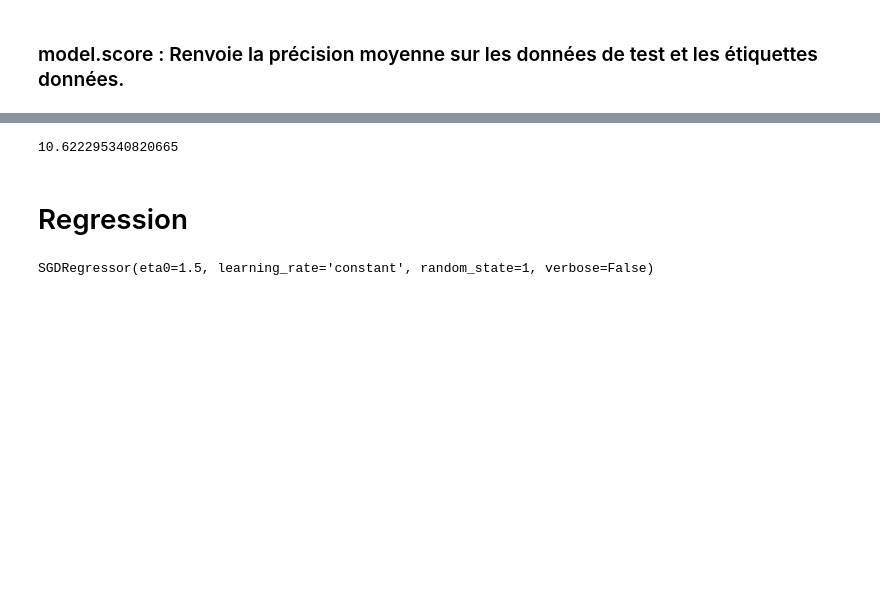
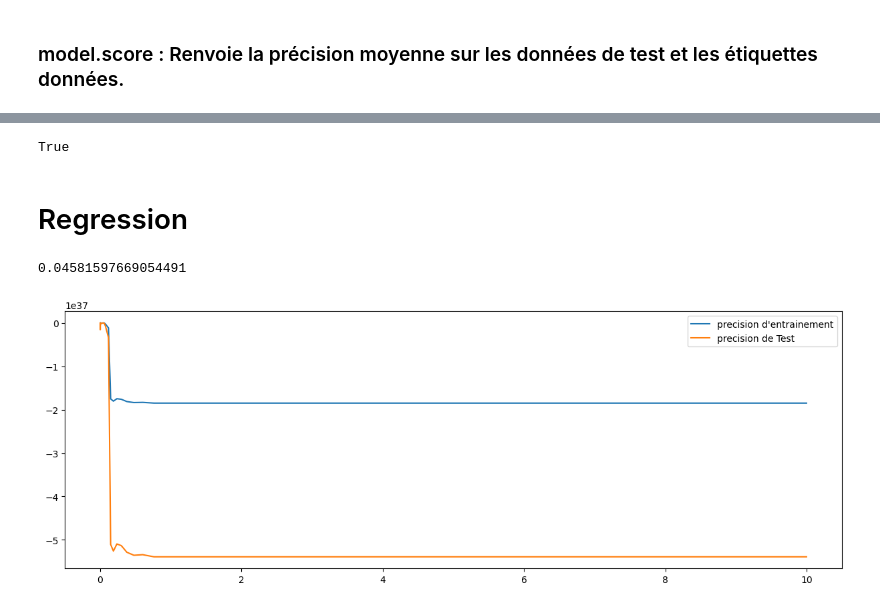
Before and after one commit to DJIGIFA/ODC-ML-DGS, a Jupyter notebook: Untitled.ipynb, the cells around one changed output, grey strips where cells are left out. Saved outputs shown, nothing was run; the diff lists cells and outputs as text; code cells hidden in the pictures; blank space fills up the shorter version.

Commit message:
ajout de la regression

```diff
--- a/Untitled.ipynb
+++ b/Untitled.ipynb
@@ -42,2 +41,31 @@ X_train, X_test, y_train, y_test = train_test_split(X, Y, random_state=2, train_
+# %%
+def getAlphaPourPrecision(X_train, X_test, y_train, y_test,model_,afficher_graph=True):
+
+    train_precision = list()
+    test_precision = list()
+    for i in alphas :
+        model_.set_params(alpha=i)
+        model_.fit(X_train, y_train)
+        train_precision.append(model_.score(X_train, y_train))
+        test_precision.append(model_.score(X_test, y_test))
+    # train_precision, test_precision
+
+
+    indice_alpha_optimal = np.argmax(test_precision)
+    alpha_optimal = alphas[indice_alpha_optimal]
+
+
+    if afficher_graph :
+
+        fig, ax = plt.subplots(figsize=(15, 5))
+
+        ax.plot(alphas, train_precision, label="precision d'entrainement")
+        ax.plot(alphas, test_precision, label="precision de Test")
+
+        ax.legend();
+    return alpha_optimal
+
+    # np.argmax(test_precision)
+    # test_precision,alphas
 # %%
 alphas = np.logspace(-5, 1, 60)
@@ -113,30 +135,37 @@ alpha_optimale_2
 # %%
-model.set_params(alpha=alpha_optimale_2)
+model_cl.set_params(alpha=alpha_cl_ERREUR)
 
-model.fit(X_train,y_train)
+model_cl.fit(X_train_cl,y_train_cl)
 
-cl_score = model.score(X_train,y_train)
-tmp_test_predict = model.predict(X_train)
-cl_accuracy = metrics.accuracy_score(y_train,tmp_test_predict)
-cl_log_loss = metrics.log_loss(y_train,tmp_test_predict)
-
-cl_log_loss
+cl_score = model_cl.score(X_train_cl,y_train_cl)
+tmp_test_predict = model_cl.predict(X_train_cl)
+cl_accuracy = metrics.accuracy_score(y_train_cl,tmp_test_predict)
+cl_log_loss = metrics.log_loss(y_train_cl,tmp_test_predict)
-# %% [output]
-10.622295340820665
-# %% [markdown]
-# Regression
+# %%
+cl_accuracy == cl_score
+# %% [output]
+True
+# %% [markdown]
+# Regression
 # %%
-model = SGDRegressor(verbose=False,
+model_rg = SGDRegressor(verbose=False,
                       eta0=1.5,
                       learning_rate="constant",
                       random_state=1
                      )
 
-Y = dataset_pour_classification['score']
-X = dataset_pour_classification.drop('score',axis=1)
+Y_rg = dataset_pour_classification['score']
+X_rg = dataset_pour_classification.drop('score',axis=1)
 
-X_train, X_test, y_train, y_test = train_test_split(X, Y, random_state=2, train_size = .80)
+X_train_rg, X_test_rg, y_train_rg, y_test_rg = train_test_split(X_rg, Y_rg, random_state=2, train_size = .80)
 # %%
- model.fit(X_train, y_train)
+alpha_rg_PRECISION = getAlphaPourPrecision(X_train=X_train_rg,
+                                   X_test=X_test_rg,
+                                   y_train=y_train_rg,
+                                   y_test=y_test_rg,
+                                   model_=model_rg,
+                                   afficher_graph=True)
+alpha_rg_PRECISION
 # %% [output]
-SGDRegressor(eta0=1.5, learning_rate='constant', random_state=1, verbose=False)
+0.04581597669054491
+[figure, added]
```
Also changed, not shown: parts of 21 cells of this notebook.
